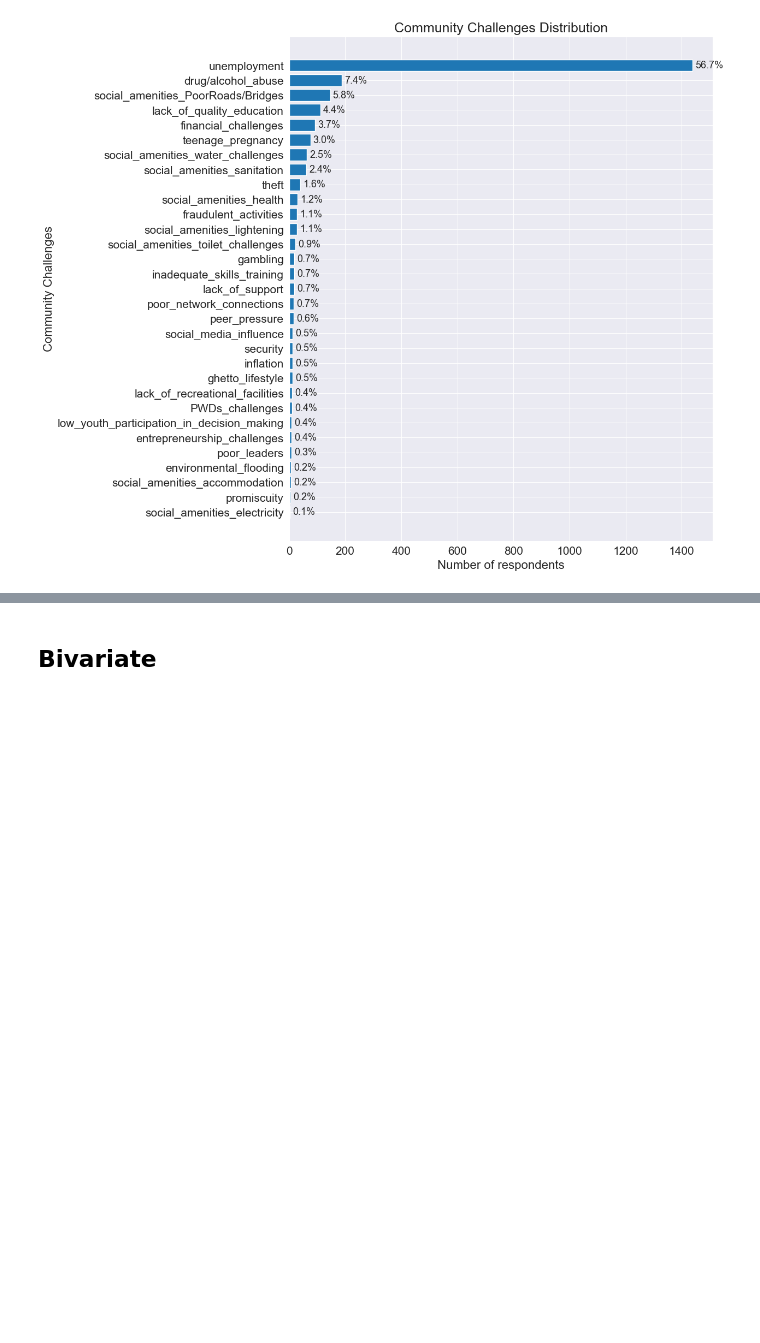
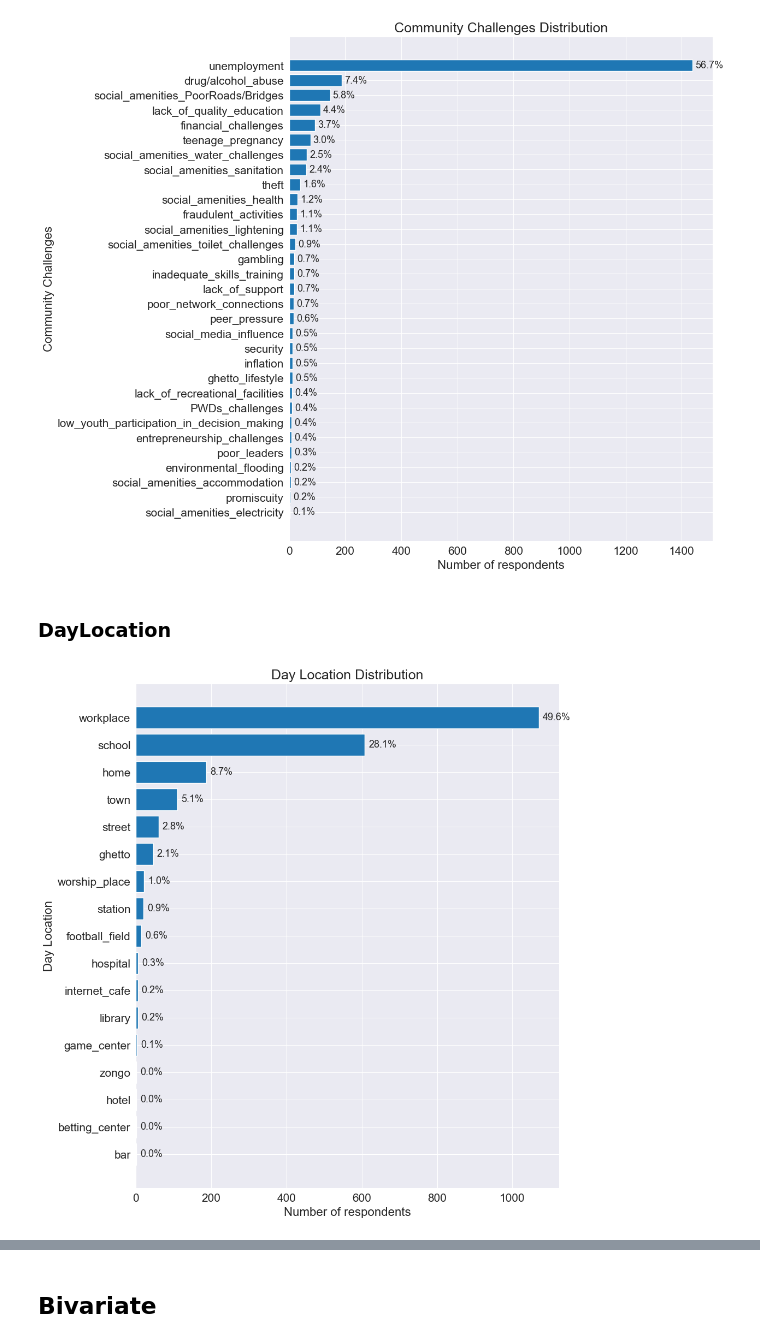
Before and after one commit to Emmanuel-Afrifa/Kofcity, a Jupyter notebook: notebook.ipynb, the cells around one changed output, grey strips where cells are left out. Saved outputs shown, nothing was run; the diff lists cells and outputs as text; code cells hidden in the pictures; blank space fills up the shorter version.

Commit message:
I added the plots for daytime and nighttime

```diff
--- a/notebook.ipynb
+++ b/notebook.ipynb
@@ -2331,3 +2168,31 @@ for i in range(len(bars)):
 plt.savefig('./images/community_challenges_distribution.png')
 # %% [output]
 [figure]
+# %% [markdown]
+### DayLocation
+# %%
+filtered_day_location = df[df['DayLocation'] != 'unknown']['DayLocation']
+day_location_count = filtered_day_location.value_counts(sort=True, ascending=True)
+
+plt.figure(figsize=(10,12))
+bars = plt.barh(day_location_count.keys(), day_location_count.values);
+plt.xlabel('Number of respondents', fontsize=16);
+plt.ylabel('Day Location', fontsize=16);
+plt.title('Day Location Distribution', fontsize=18);
+plt.xticks( fontsize=15);
+plt.yticks(fontsize=15);
+
+for i in range(len(bars)):
+
+# for i in range(len(community_challenges_count.keys)):
+    plt.text(
+        bars[i].get_width() + 10,  # Position the text slightly right of the bar
+        bars[i].get_y() + bars[i].get_height() / 2,  # Center the text vertically on the bar
+        f'{(day_location_count.values[i]/filtered_day_location.shape[0])*100:.1f}%',  # Format as 1 decimal place percentage
+        va='center',
+        fontsize=13
+    )
+
+plt.savefig('./images/day_location_distribution.png')
+# %% [output]
+[figure, added]
```
Also changed, not shown: parts of 19 cells of this notebook, 5 other files.
